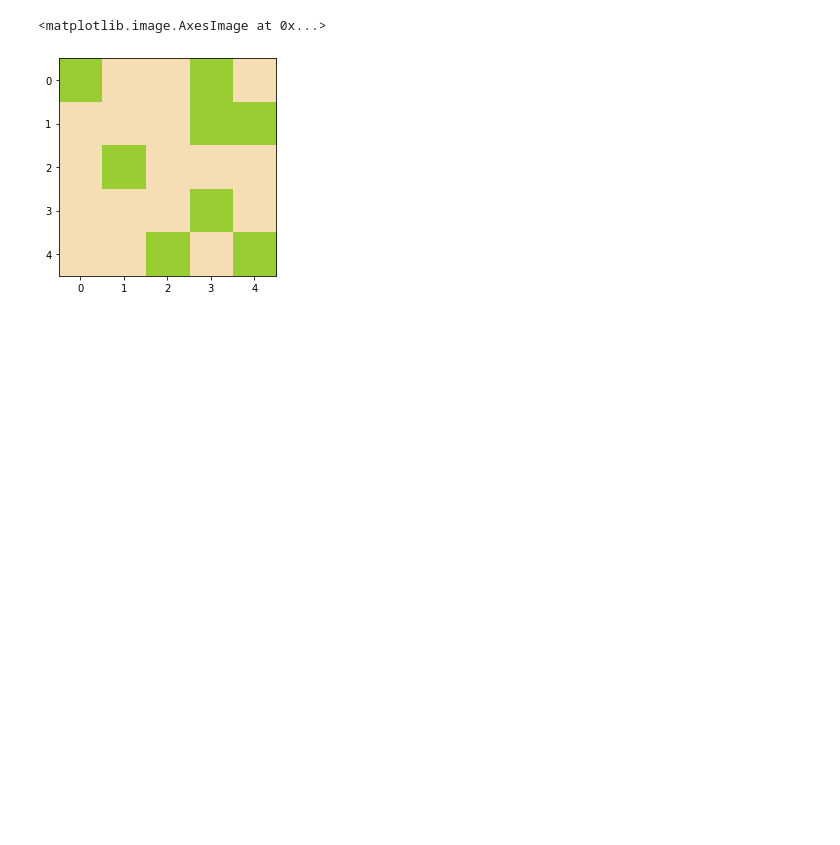
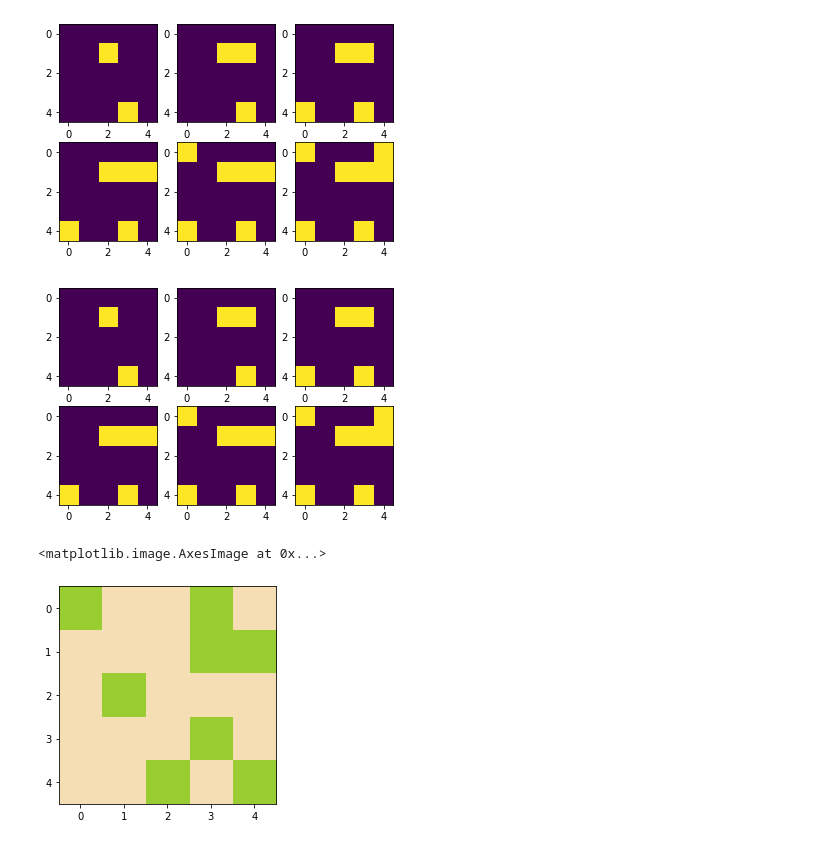
Before and after one commit to shw3ta/wildfires, a Jupyter notebook: Wer_forest.ipynb, the cells around one changed output. Drawn from its saved outputs; the diff is of its cells as text; code cells hidden in the pictures; blank space fills up the shorter version.

```diff
--- a/Wer_forest.ipynb
+++ b/Wer_forest.ipynb
@@ -311,0 +297,5 @@ KeyboardInterrupt:
+# %%
+io.imshow_collection(grid_collector_arr)
+# %% [output]
+[figure, added]
+[figure, added]
```
Also changed, not shown: parts of 11 cells of this notebook.
